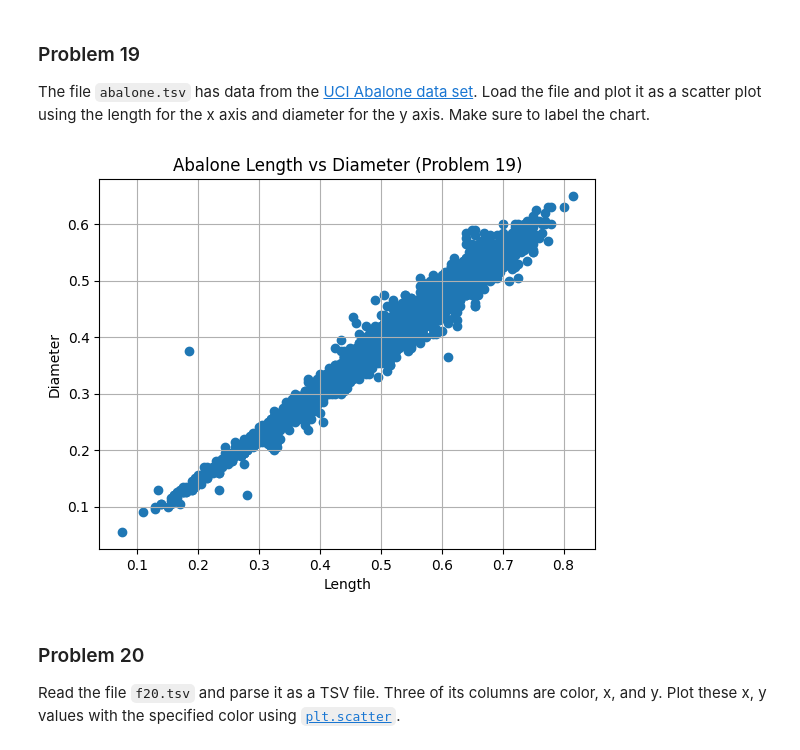
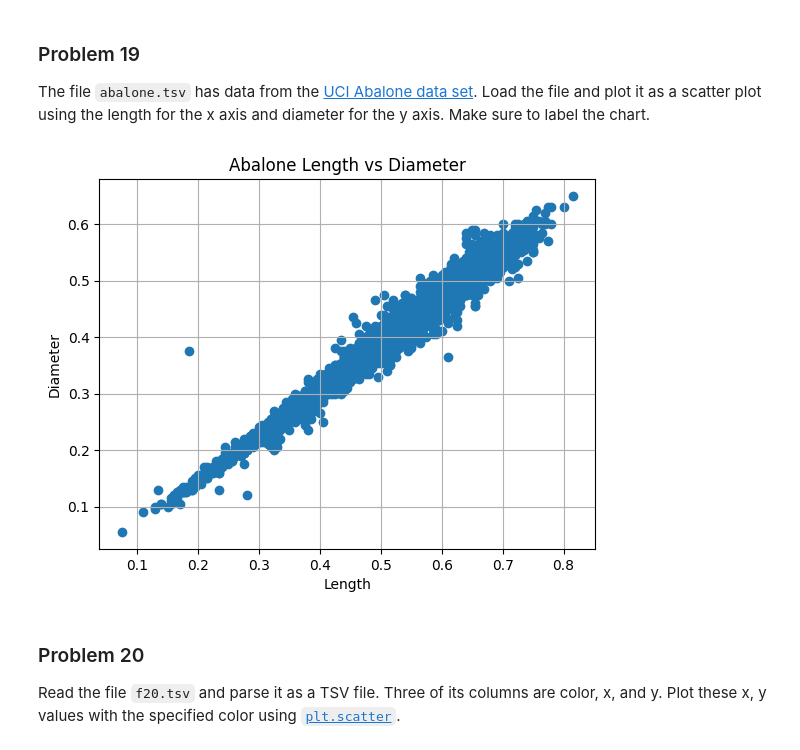
Before and after one commit to kgerman222/dx602-homework-05, a Jupyter notebook: homework.ipynb, the cells around one changed output. Saved outputs shown, nothing was run; the diff lists cells and outputs as text; code cells hidden in the pictures.

```diff
--- a/homework.ipynb
+++ b/homework.ipynb
@@ -508,27 +507,27 @@ Make sure to mention the animal name in the chart titles, and label the axes.
 # YOUR CHANGES HERE
 
 import csv
-from collections import defaultdict
 
-animal_data = defaultdict(list)
+
+animal_data = {}
 
 with open('f18.tsv', mode='r') as file:
     reader = csv.reader(file, delimiter='\t')
-    header = next(reader) # Should be ['animal', 'age', 'weight']
+    header = next(reader)
     for row in reader:
-        try:
-            animal = row[0]
-            age = float(row[1])
-            weight = float(row[2])
+        animal = row[0]
+        age = float(row[1])
+        weight = float(row[2])
+        if animal not in animal_data.keys():
+            animal_data[animal] = [(age, weight)]
+        else:
             animal_data[animal].append((age, weight))
-        except (ValueError, IndexError):
-            continue
+
 num_animals = len(animal_data)
-fig, axes = plt.subplots(num_animals, 1, figsize=(8, num_animals * 4), squeeze=False)
-axes = axes.flatten() # Flatten the 2D array of axes for easier indexing
+fig, axes = plt.subplots(num_animals, 1)
 
 for i, (animal, data) in enumerate(animal_data.items()):
-    sorted_data = sorted(data, key=lambda x: x[0])
+    sorted_data = sorted(data)
     ages = [item[0] for item in sorted_data]
     weights = [item[1] for item in sorted_data]
 
@@ -551,29 +550,27 @@ Make sure to label the chart.
 # %%
 # YOUR CHANGES HERE
 
 import csv
 
 lengths = []
 diameters = []
 
 with open('abalone.tsv', mode='r') as file:
     reader = csv.reader(file, delimiter='\t')
+    header =  next(reader)
     for row in reader:
-        try:
-            length = float(row[1])
-            diameter = float(row[2])
-            lengths.append(length)
-            diameters.append(diameter)
-        except (ValueError, IndexError):
-            continue
+        length = float(row[1])
+        diameter = float(row[2])
+        lengths.append(length)
+        diameters.append(diameter)
 plt.scatter(lengths, diameters)
 plt.xlabel("Length")
 plt.ylabel("Diameter")
-plt.title("Abalone Length vs Diameter (Problem 19)")
+plt.title("Abalone Length vs Diameter")
 plt.grid(True)
 plt.show()
 # %% [output]
-[figure, old version]
+[figure, new version]
 # %% [markdown]
 ### Problem 20
 
```
Also changed, not shown: parts of 12 cells of this notebook.
